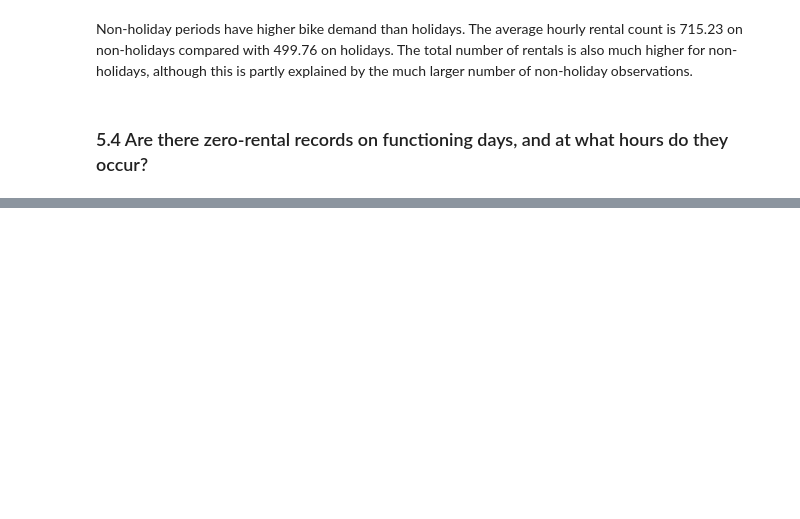
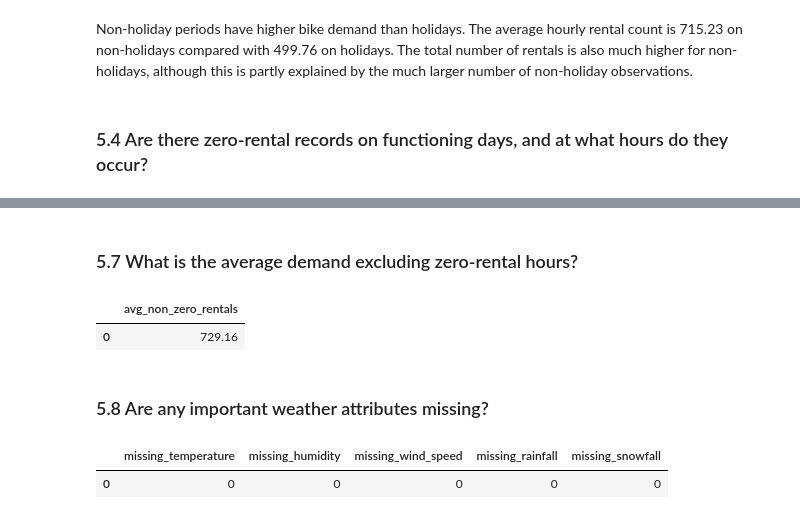
Before and after one commit to BorysZhyhalo/goit-rdb-hw-03, a Jupyter notebook: hw_3_data__loading_sql_dql.ipynb, the cells around one changed output, grey strips where cells are left out. Saved outputs shown, nothing was run; the diff lists cells and outputs as text; code cells hidden in the pictures; blank space fills up the shorter version.

```diff
--- a/hw_3_data__loading_sql_dql.ipynb
+++ b/hw_3_data__loading_sql_dql.ipynb
@@ -554,0 +720,29 @@ pd.read_sql("""
+# %% [markdown]
+### 5.7 What is the average demand excluding zero-rental hours?
+# %%
+pd.read_sql("""
+    SELECT
+        ROUND(
+            AVG(NULLIF(rented_bike_count, 0)),
+            2
+        ) AS avg_non_zero_rentals
+    FROM hw3_bike_clean;
+""", engine)
+# %% [output]
+|  | avg_non_zero_rentals |
+| 0 | 729.16 |
+# %% [markdown]
+### 5.8 Are any important weather attributes missing?
+# %%
+pd.read_sql("""
+    SELECT
+        COUNT(*) FILTER (WHERE temperature IS NULL) AS missing_temperature,
+        COUNT(*) FILTER (WHERE humidity IS NULL) AS missing_humidity,
+        COUNT(*) FILTER (WHERE wind_speed IS NULL) AS missing_wind_speed,
+        COUNT(*) FILTER (WHERE rainfall IS NULL) AS missing_rainfall,
+        COUNT(*) FILTER (WHERE snowfall IS NULL) AS missing_snowfall
+    FROM hw3_bike_clean;
+""", engine)
+# %% [output]
+|  | missing_temperature | missing_humidity | missing_wind_speed | missing_rainfall | missing_snowfall |
+| 0 | 0 | 0 | 0 | 0 | 0 |
```
Also changed, not shown: parts of 40 cells of this notebook.
